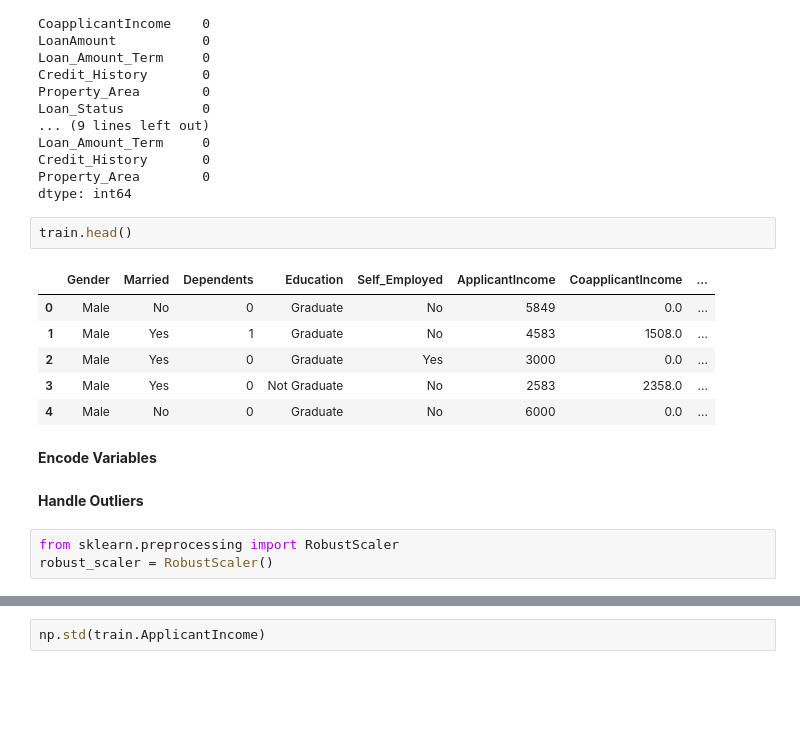
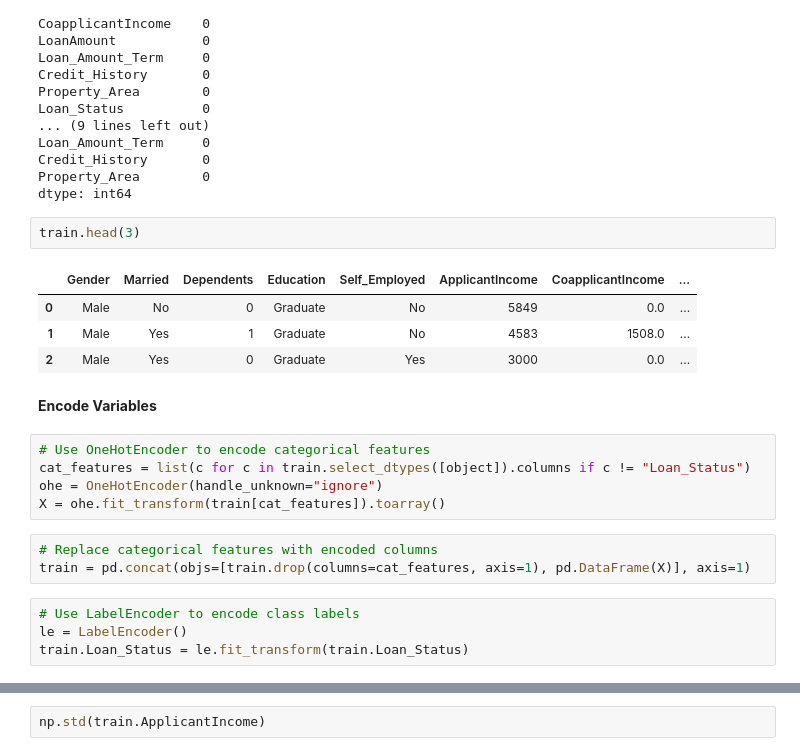
Before and after one commit to JWackerow/Loan-Prediction, a Jupyter notebook: Loan_Prediction.ipynb, the cells around one changed output, grey strips where cells are left out. Saved outputs shown, nothing was run; the diff lists cells and outputs as text; blank space fills up the shorter version.

```diff
--- a/Loan_Prediction.ipynb
+++ b/Loan_Prediction.ipynb
@@ -382,18 +382,23 @@ Credit_History       0
 Property_Area        0
 dtype: int64
 # %%
-train.head()
+train.head(3)
 # %% [output]
 |  | Gender | Married | Dependents | Education | Self_Employed | ApplicantIncome | CoapplicantIncome | ... |
 | 0 | Male | No | 0 | Graduate | No | 5849 | 0.0 | ... |
 | 1 | Male | Yes | 1 | Graduate | No | 4583 | 1508.0 | ... |
 | 2 | Male | Yes | 0 | Graduate | Yes | 3000 | 0.0 | ... |
-| 3 | Male | Yes | 0 | Not Graduate | No | 2583 | 2358.0 | ... |
-| 4 | Male | No | 0 | Graduate | No | 6000 | 0.0 | ... |
 # %% [markdown]
 **Encode Variables**
-# %% [markdown]
-**Handle Outliers**
-# %%
-from sklearn.preprocessing import RobustScaler
-robust_scaler = RobustScaler()
+# %%
+# Use OneHotEncoder to encode categorical features
+cat_features = list(c for c in train.select_dtypes([object]).columns if c != "Loan_Status")
+ohe = OneHotEncoder(handle_unknown="ignore")
+X = ohe.fit_transform(train[cat_features]).toarray()
+# %%
+# Replace categorical features with encoded columns
+train = pd.concat(objs=[train.drop(columns=cat_features, axis=1), pd.DataFrame(X)], axis=1)
+# %%
+# Use LabelEncoder to encode class labels
+le = LabelEncoder()
+train.Loan_Status = le.fit_transform(train.Loan_Status)
```
Also changed, not shown: parts of 17 cells of this notebook.
